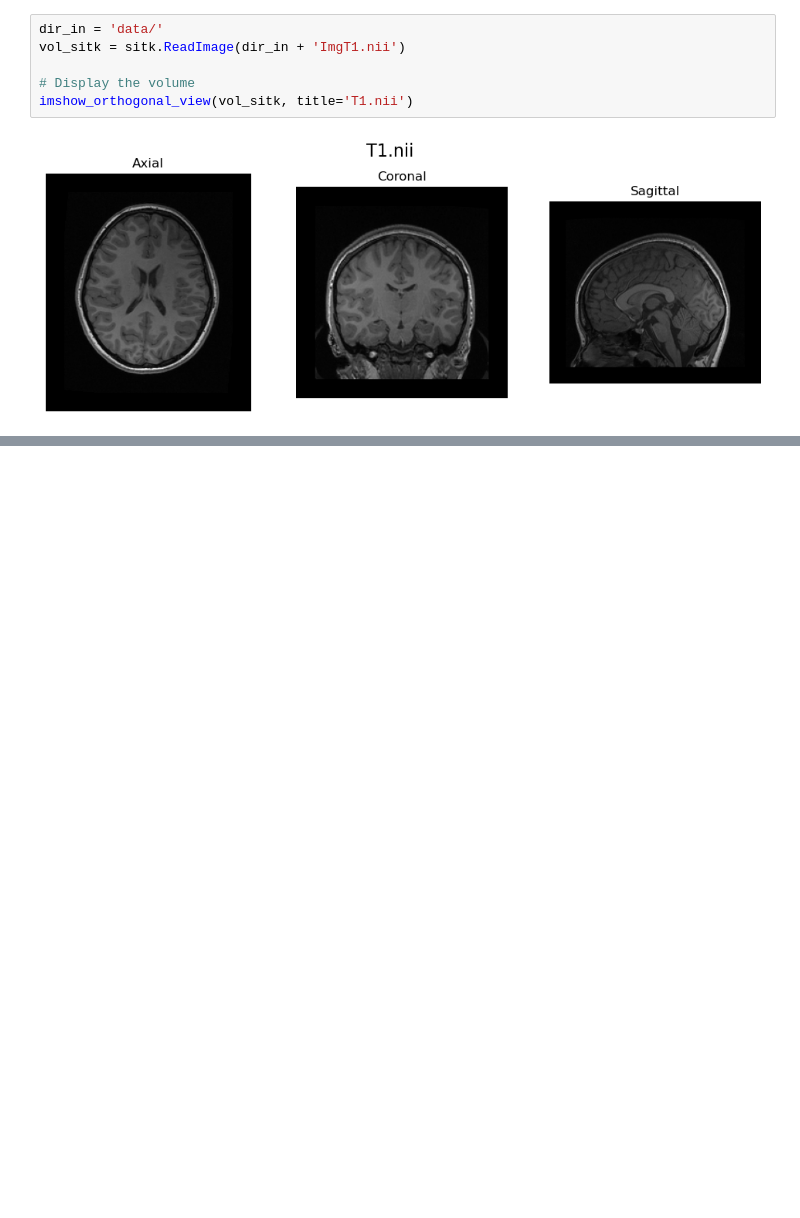
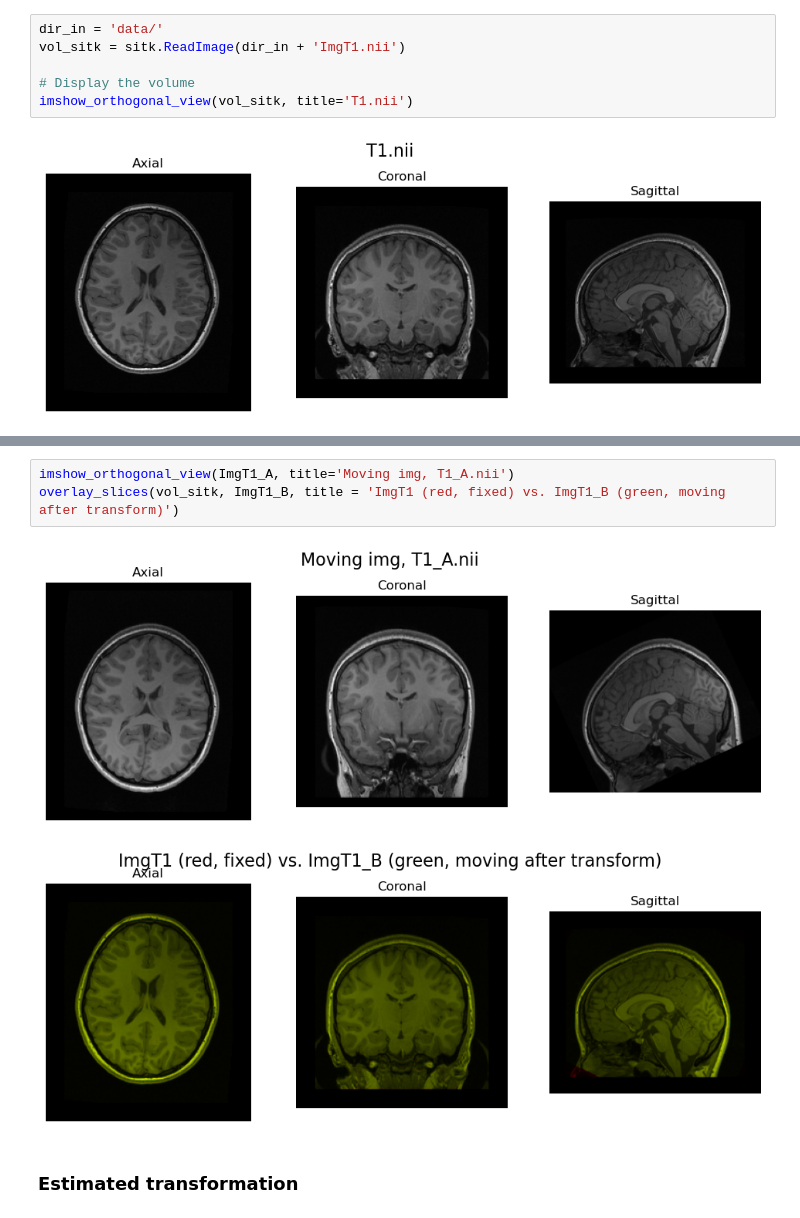
Before and after one commit to jalkestrup/dtuimageanalysis, a Jupyter notebook: exercises/ex9-AdvancedRegistration/ex9.ipynb, the cells around one changed output, grey strips where cells are left out. Cells and saved outputs as stored; diff of their text form; blank space fills up the shorter version.

```diff
--- a/exercises/ex9-AdvancedRegistration/ex9.ipynb
+++ b/exercises/ex9-AdvancedRegistration/ex9.ipynb
@@ -160,0 +299,8 @@ imshow_orthogonal_view(vol_sitk, title='T1.nii')
+# %%
+imshow_orthogonal_view(ImgT1_A, title='Moving img, T1_A.nii')
+overlay_slices(vol_sitk, ImgT1_B, title = 'ImgT1 (red, fixed) vs. ImgT1_B (green, moving after transform)')
+# %% [output]
+[figure, added]
+[figure, added]
+# %% [markdown]
+### Estimated transformation
```
Also changed, not shown: parts of 21 cells of this notebook, 4 other files.
